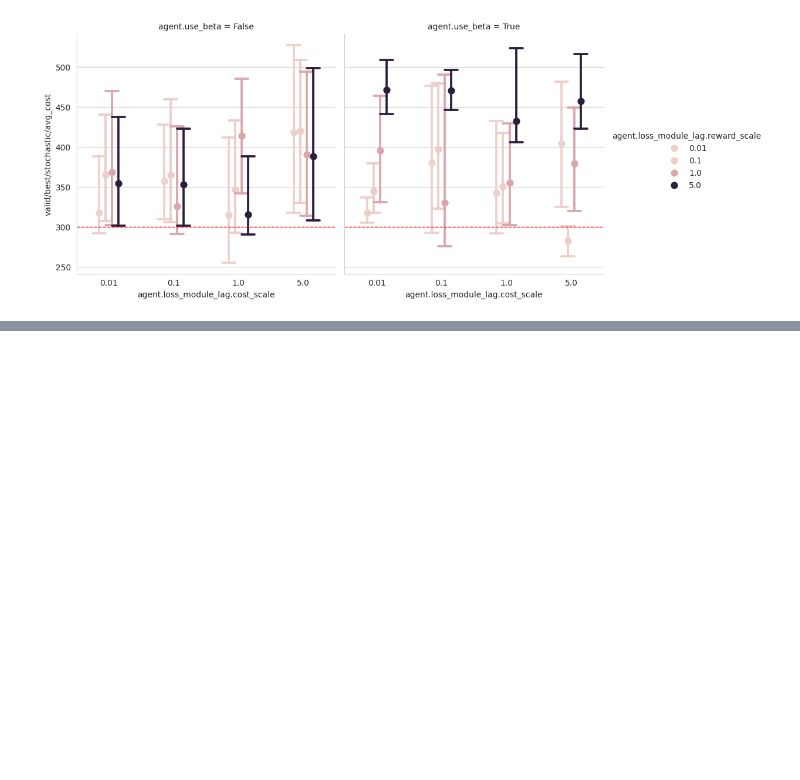
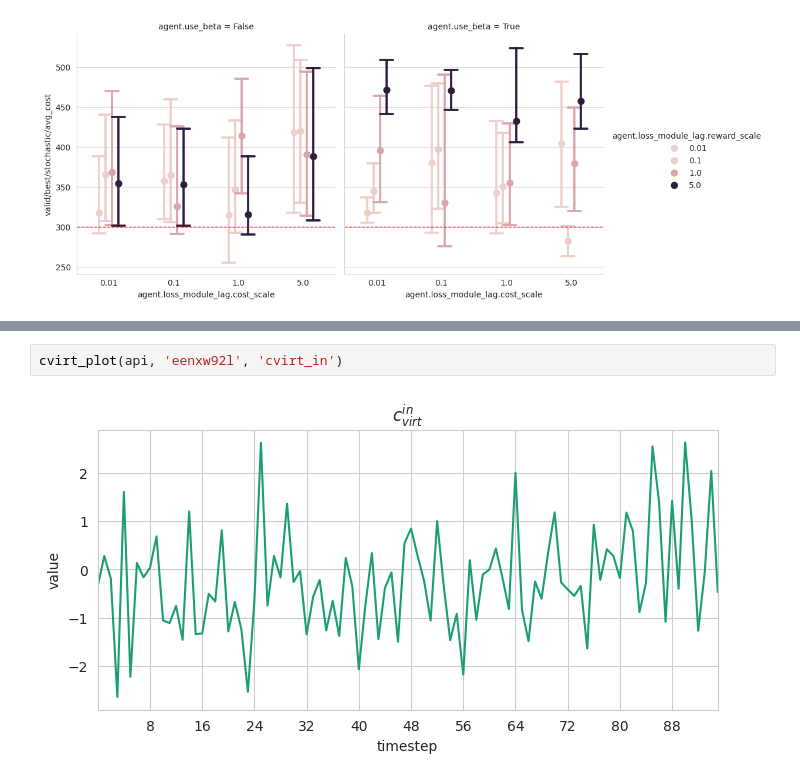
Before and after one commit to diegochine/masters-thesis, a Jupyter notebook: analysis/plots.ipynb, the cells around one changed output, grey strips where cells are left out. Drawn from its saved outputs; the diff is of its cells as text; blank space fills up the shorter version.

```diff
--- a/analysis/plots.ipynb
+++ b/analysis/plots.ipynb
@@ -219,0 +247,4 @@ flows_plot(api, 'j2w70tf2')
+# %%
+cvirt_plot(api, 'eenxw92l', 'cvirt_in')
+# %% [output]
+[figure, added]
```
Also changed, not shown: parts of 6 cells of this notebook.
